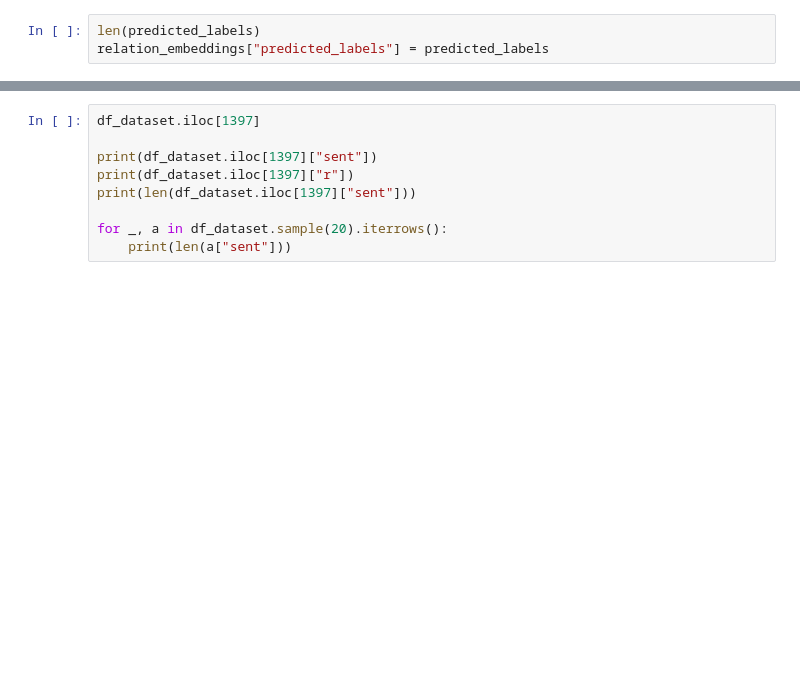
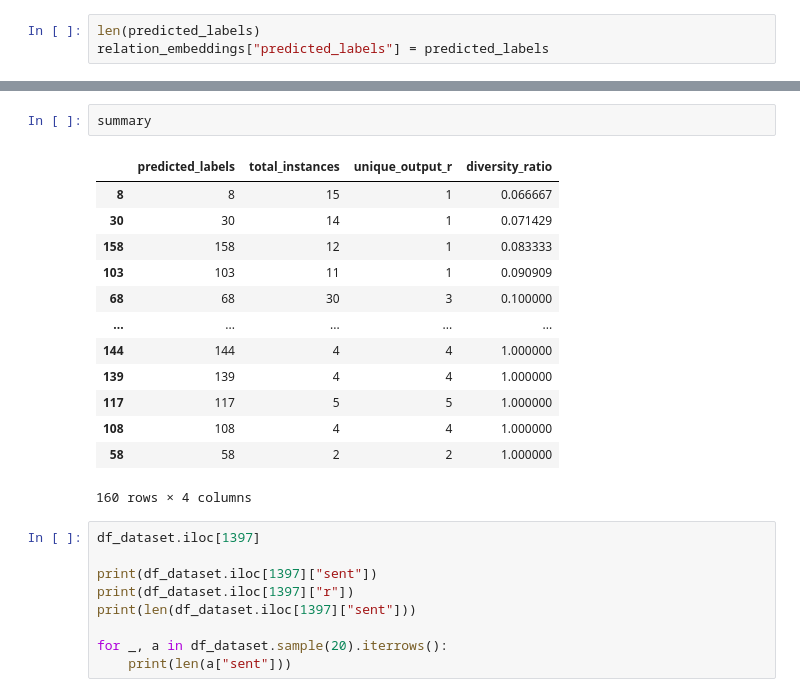
Before and after one commit to P0L3/PromptORE, a Jupyter notebook: promptore_try.ipynb, the cells around one changed output, grey strips where cells are left out. Saved outputs shown, nothing was run; the diff lists cells and outputs as text; blank space fills up the shorter version.

```diff
--- a/promptore_try.ipynb
+++ b/promptore_try.ipynb
@@ -106,3 +164,19 @@ relation_embeddings[relation_embeddings["predicted_labels"] == 10].sort_values(b
+# %%
+summary
+# %% [output]
+|  | predicted_labels | total_instances | unique_output_r | diversity_ratio |
+| 8 | 8 | 15 | 1 | 0.066667 |
+| 30 | 30 | 14 | 1 | 0.071429 |
+| 158 | 158 | 12 | 1 | 0.083333 |
+| 103 | 103 | 11 | 1 | 0.090909 |
+| 68 | 68 | 30 | 3 | 0.100000 |
+| ... | ... | ... | ... | ... |
+| 144 | 144 | 4 | 4 | 1.000000 |
+| 139 | 139 | 4 | 4 | 1.000000 |
+| 117 | 117 | 5 | 5 | 1.000000 |
+| 108 | 108 | 4 | 4 | 1.000000 |
+| 58 | 58 | 2 | 2 | 1.000000 |
+160 rows × 4 columns
 # %%
 df_dataset.iloc[1397]
 
```
Also changed, not shown: parts of 7 cells of this notebook, 3 other files.
